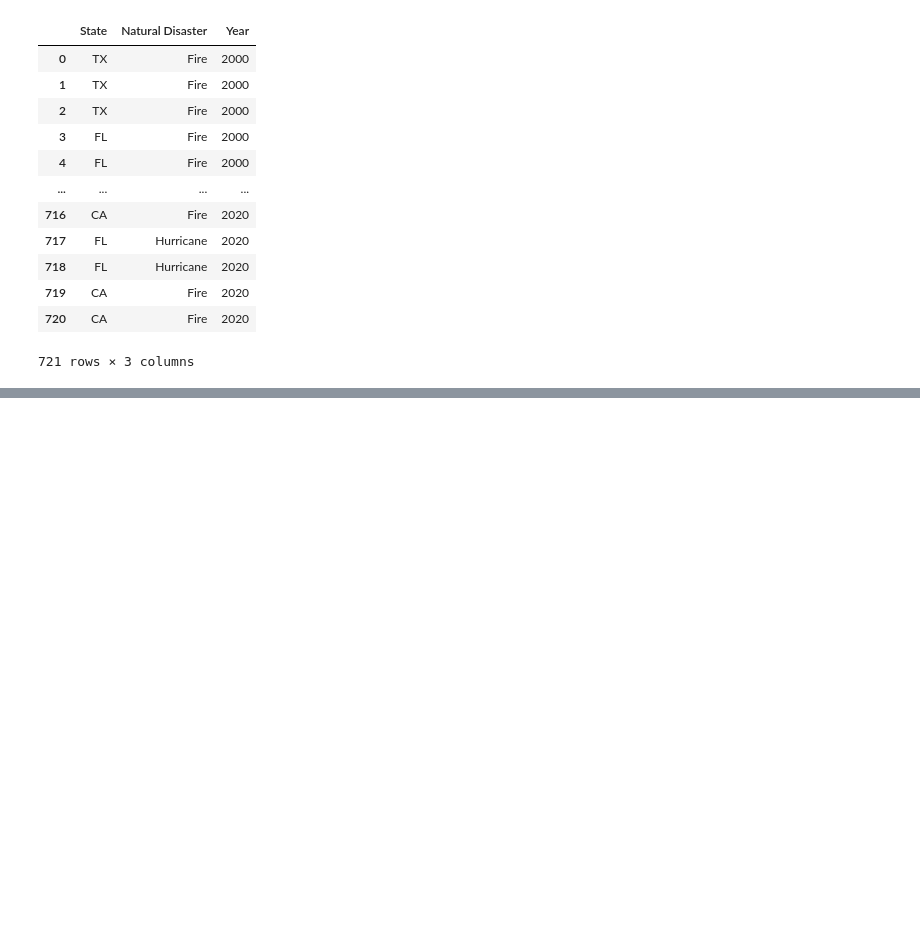
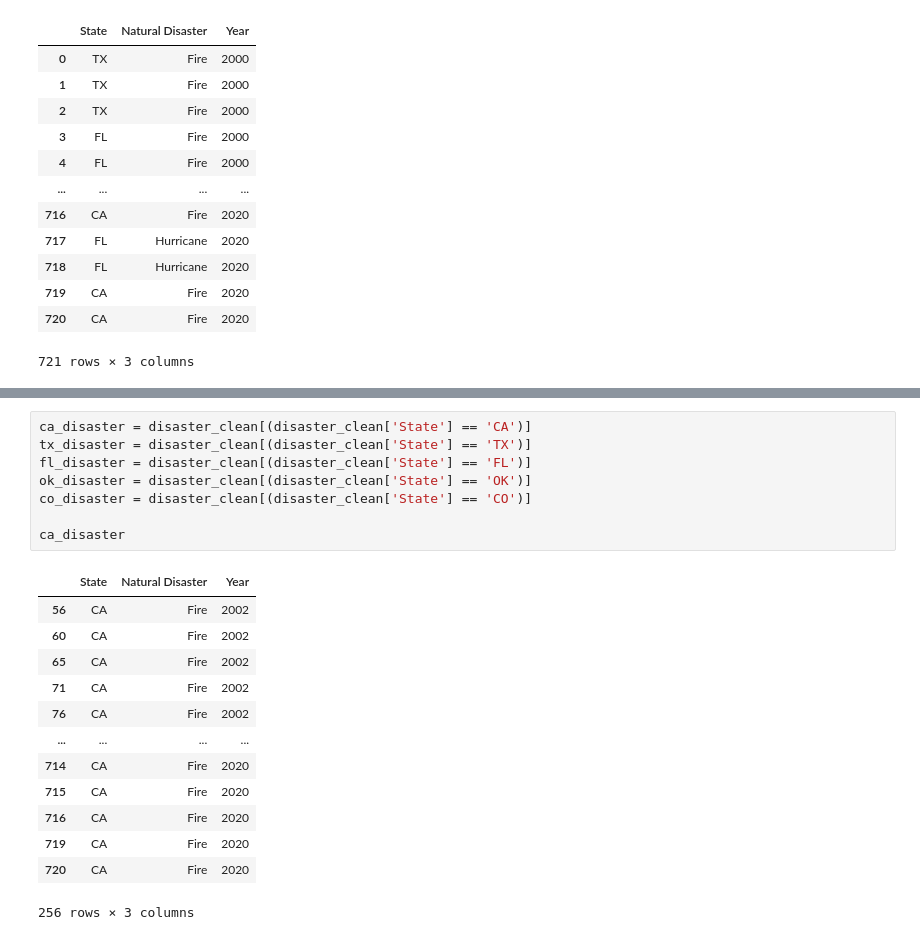
Before and after one commit to bleeclt/pro1group, a Jupyter notebook: natural_disaster_and_pollution.ipynb, the cells around one changed output, grey strips where cells are left out. Saved outputs shown, nothing was run; the diff lists cells and outputs as text; blank space fills up the shorter version.

Commit message:
cleaned data

```diff
--- a/natural_disaster_and_pollution.ipynb
+++ b/natural_disaster_and_pollution.ipynb
@@ -503,0 +513,22 @@ disaster_clean
+# %%
+ca_disaster = disaster_clean[(disaster_clean['State'] == 'CA')]
+tx_disaster = disaster_clean[(disaster_clean['State'] == 'TX')]
+fl_disaster = disaster_clean[(disaster_clean['State'] == 'FL')]
+ok_disaster = disaster_clean[(disaster_clean['State'] == 'OK')]
+co_disaster = disaster_clean[(disaster_clean['State'] == 'CO')]
+
+ca_disaster
+# %% [output]
+|  | State | Natural Disaster | Year |
+| 56 | CA | Fire | 2002 |
+| 60 | CA | Fire | 2002 |
+| 65 | CA | Fire | 2002 |
+| 71 | CA | Fire | 2002 |
+| 76 | CA | Fire | 2002 |
+| ... | ... | ... | ... |
+| 714 | CA | Fire | 2020 |
+| 715 | CA | Fire | 2020 |
+| 716 | CA | Fire | 2020 |
+| 719 | CA | Fire | 2020 |
+| 720 | CA | Fire | 2020 |
+256 rows × 3 columns
```
Also changed, not shown: parts of 7 cells of this notebook.
